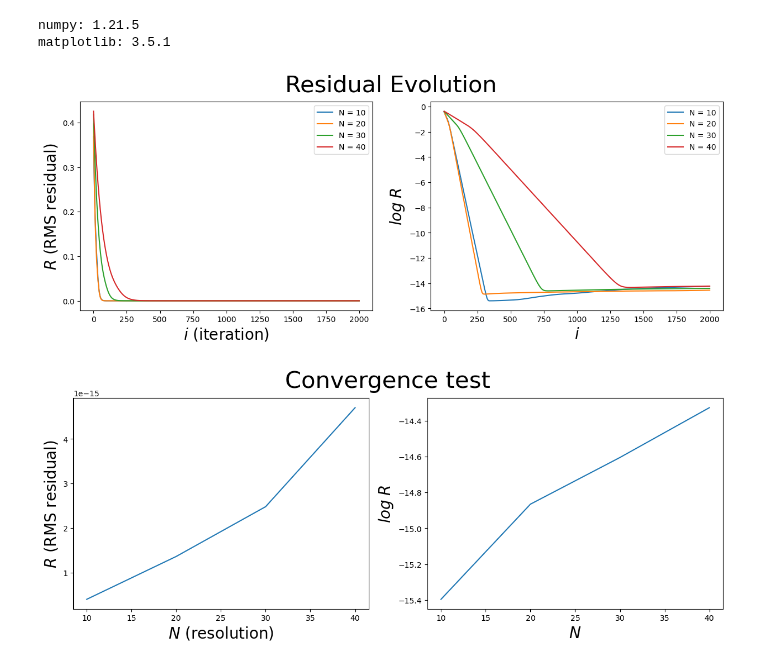
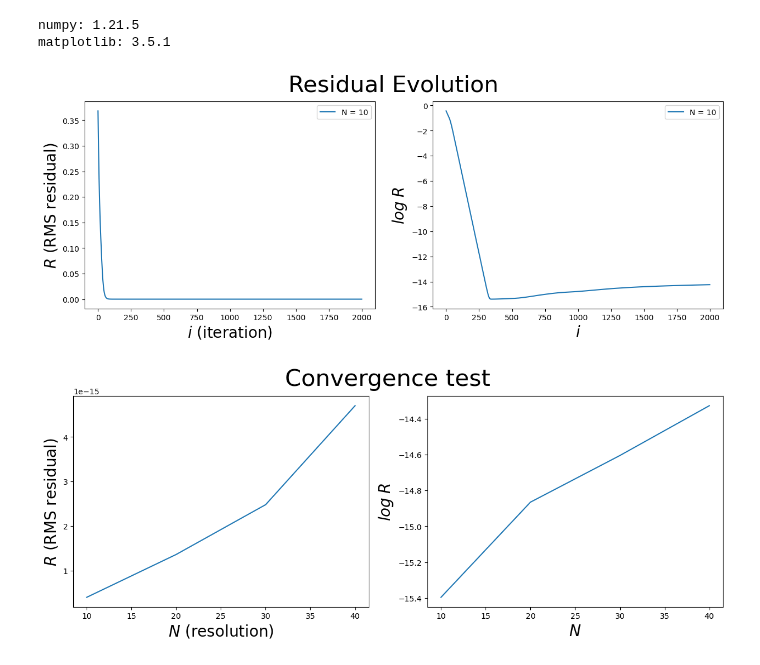
Before and after one commit to iago-mendes/eucled, a Jupyter notebook: src/exercises/06-relaxation/assets/plots.ipynb, the cells around one changed output. Drawn from its saved outputs; the diff is of its cells as text; code cells hidden in the pictures.

```diff
--- a/src/exercises/06-relaxation/assets/plots.ipynb
+++ b/src/exercises/06-relaxation/assets/plots.ipynb
@@ -20,9 +20,9 @@ fig, (ax1, ax2) = plt.subplots(1,2)
 
 entries = [
 	[np.genfromtxt('residuals_10.csv', delimiter=','), 'N = 10'],
-	[np.genfromtxt('residuals_20.csv', delimiter=','), 'N = 20'],
-	[np.genfromtxt('residuals_30.csv', delimiter=','), 'N = 30'],
-	[np.genfromtxt('residuals_40.csv', delimiter=','), 'N = 40'],
+	# [np.genfromtxt('residuals_20.csv', delimiter=','), 'N = 20'],
+	# [np.genfromtxt('residuals_30.csv', delimiter=','), 'N = 30'],
+	# [np.genfromtxt('residuals_40.csv', delimiter=','), 'N = 40'],
 ]
 
 for entry in entries:
@@ -34,34 +34,34 @@ for entry in entries:
 	label = entry[1]
 
 	# for i in i_values:
 	# 	log_i_values.append(np.log(i) / np.log(10))
 
 	for residual in residuals:
 		log_residuals.append(np.log(residual) / np.log(10))
 
 	ax1.plot(i_values, residuals, label = label)
 	ax1.set(xlabel='$i$ (iteration)', ylabel='$R$ (RMS residual)')
 
 
 	ax2.plot(i_values, log_residuals, label = label)
 	ax2.set(xlabel='$i$', ylabel='$log \; R$')
 	# ax2.plot(log_i_values, log_residuals)
 	# ax2.set(xlabel='$\log \; i$', ylabel='$\log \; R$')
 
 ax1.xaxis.label.set_fontsize(20)
 ax1.yaxis.label.set_fontsize(20)
 ax2.xaxis.label.set_fontsize(20)
 ax2.yaxis.label.set_fontsize(20)
 
 fig.suptitle('Residual Evolution', fontsize=30)
 fig.set_size_inches(15, 5, forward=True)
 fig.set_dpi(100)
 
 ax1.legend()
 ax2.legend()
 plt.show()
 # %% [output]
-[figure, old version]
+[figure, new version]
 # %%
 # CONVERGENCE TEST
 
```
Also changed, not shown: parts of 1 cell of this notebook, 1 other file.
